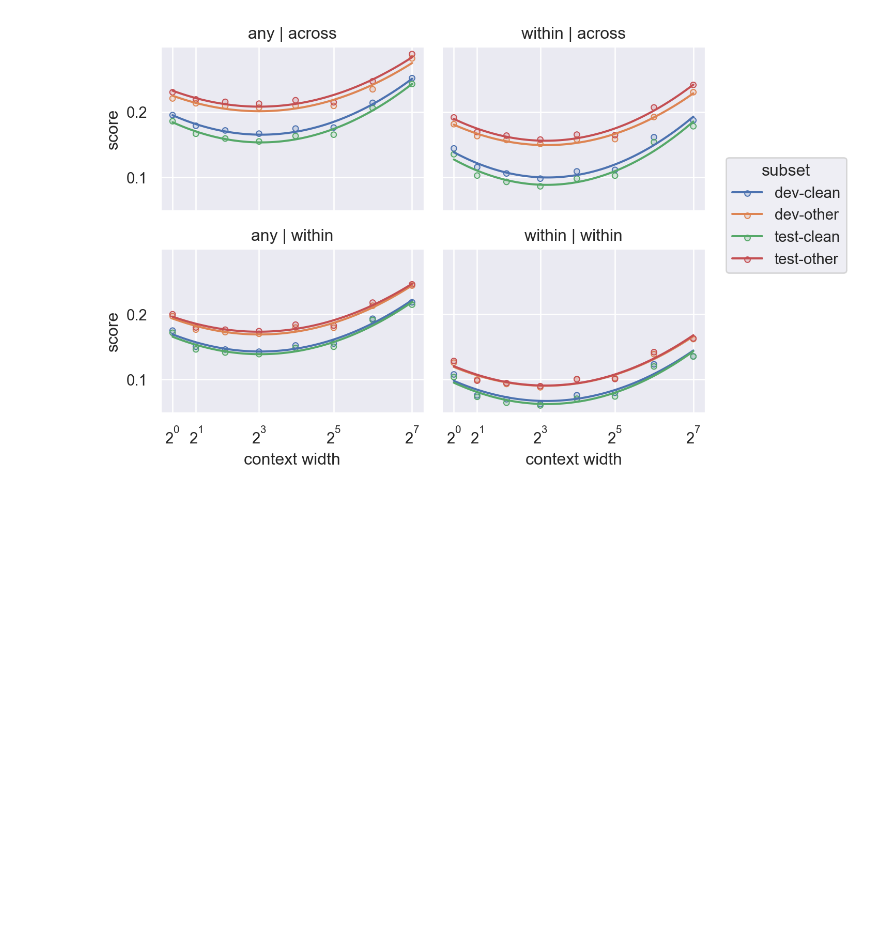
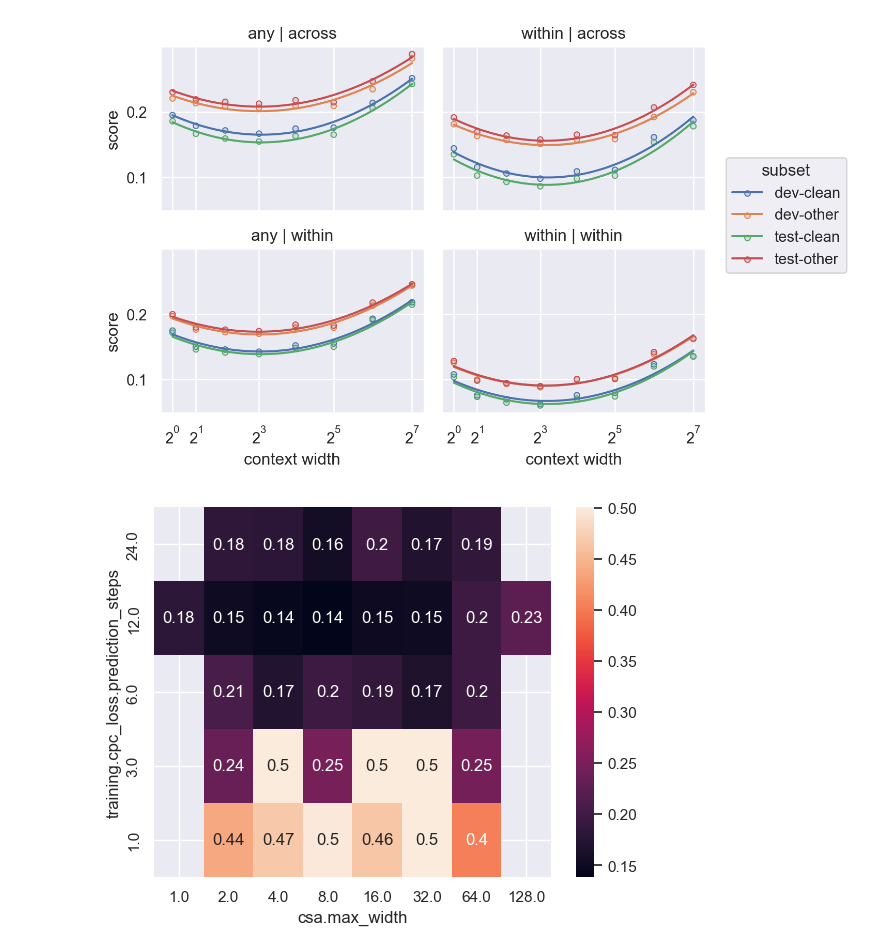
Before and after one commit to sdrobert/scpc, a Jupyter notebook: scripts/analyze.ipynb, the cells around one changed output. Cells and saved outputs as stored; diff of their text form; code cells hidden in the pictures; blank space fills up the shorter version.

Commit message:
Heatmap plotting

```diff
--- a/scripts/analyze.ipynb
+++ b/scripts/analyze.ipynb
@@ -59,3 +62,32 @@ plt = (
 plt.save('../resources/libriabx_context_subset_phoneme.pdf')
 # %% [output]
 [figure]
+# %%
+# plot avg. libriABX score of context width vs prediction steps
+df_ = filter_data_equal(df, {
+    "zrc.pca_style": "full",
+    "conv.norm_type": "none",
+    "context_type": "csa",
+    "training.loss_type": "cpc",
+    "training.cpc_loss.gutted_steps": 0,
+})
+# FIXME(sdrobert): fill in cpc.trans and cpc.conv
+df_ = filter_data_in(
+    df_, {"csa.max_width": (float(x) for x in range(1, 129)), "csa.num_layers": (0, 1)}
+)
+check_data(
+    df_,
+    "csa.max_width", "zrc.subset", "zrc.score", "zrc.speaker_mode",
+    "zrc.context_mode", "training.cpc_loss.offset", "csa.num_layers",
+    "training.cpc_loss.prediction_steps", "zrc.granularity",
+    "training.cpc_loss.negative_samples"
+)
+df_ = df_.pivot_table(
+    columns="csa.max_width",
+    index="training.cpc_loss.prediction_steps",
+    values="zrc.score"
+).sort_values(by='training.cpc_loss.prediction_steps', ascending=False)
+plt = sns.heatmap(df_, annot=True)
+plt.get_figure().savefig("../resources/libriabx_prediction_steps_vs_width.pdf")
+# %% [output]
+[figure, added]
```
Also changed, not shown: parts of 1 cell of this notebook, 2 other files.
